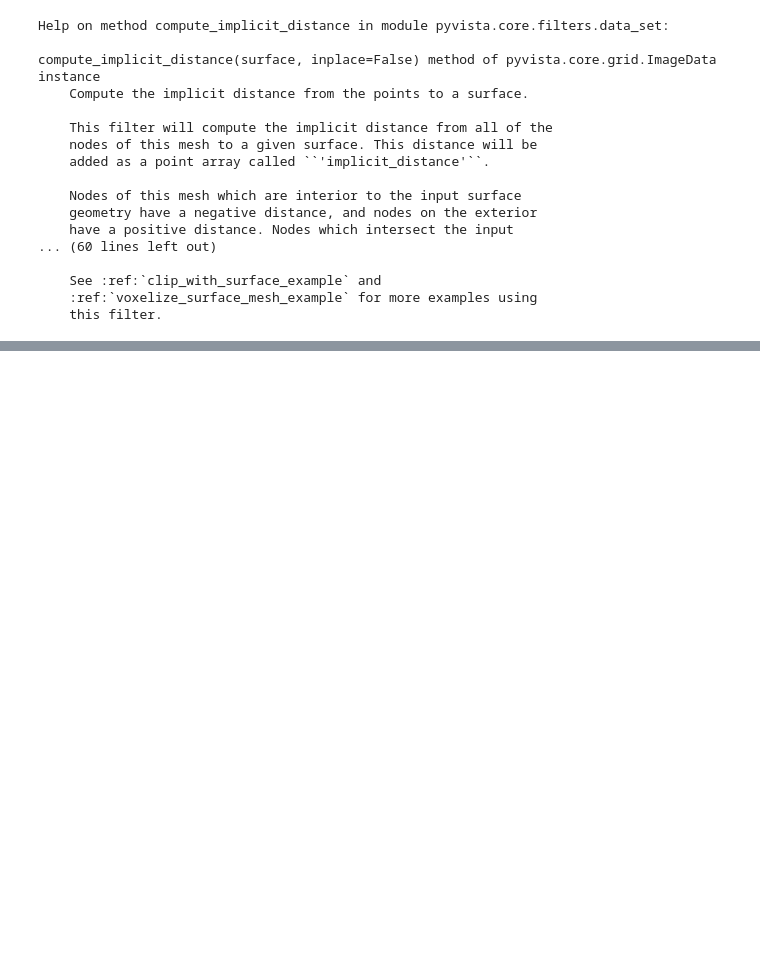
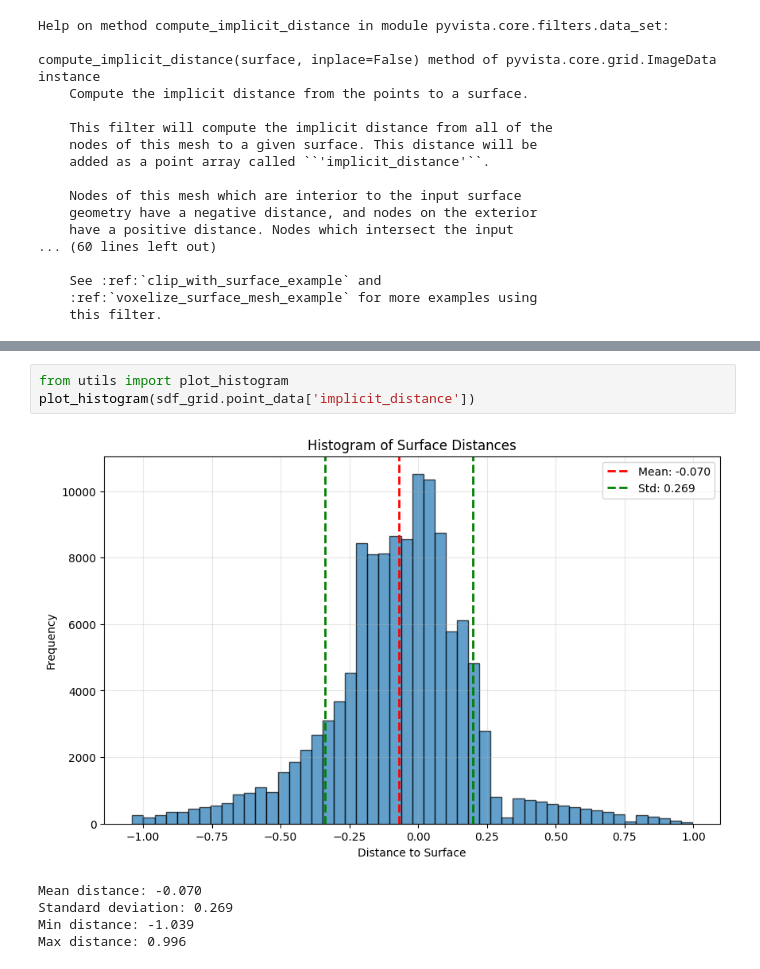
Before and after one commit to webtk/simple-pyvista-notebooks, a Jupyter notebook: 07_mesh_sdf_grid.ipynb, the cells around one changed output, grey strips where cells are left out. Drawn from its saved outputs; the diff is of its cells as text; blank space fills up the shorter version.

Commit message:
refactor: histogram 함수 추출

```diff
--- a/07_mesh_sdf_grid.ipynb
+++ b/07_mesh_sdf_grid.ipynb
@@ -76,3 +77,12 @@ Widget(value='<iframe src="http://localhost:39811/index.html?ui=P_0x7f07c7b26a70
+# %%
+from utils import plot_histogram
+plot_histogram(sdf_grid.point_data['implicit_distance'])
+# %% [output]
+[figure, added]
+Mean distance: -0.070
+Standard deviation: 0.269
+Min distance: -1.039
+Max distance: 0.996
 # %%
 surface = sdf_grid.contour(isosurfaces=1, scalars='implicit_distance', rng=[-0.1, 0.1], method='marching_cubes')
 surface.plot()
```
Also changed, not shown: parts of 5 cells of this notebook, 2 other files.
